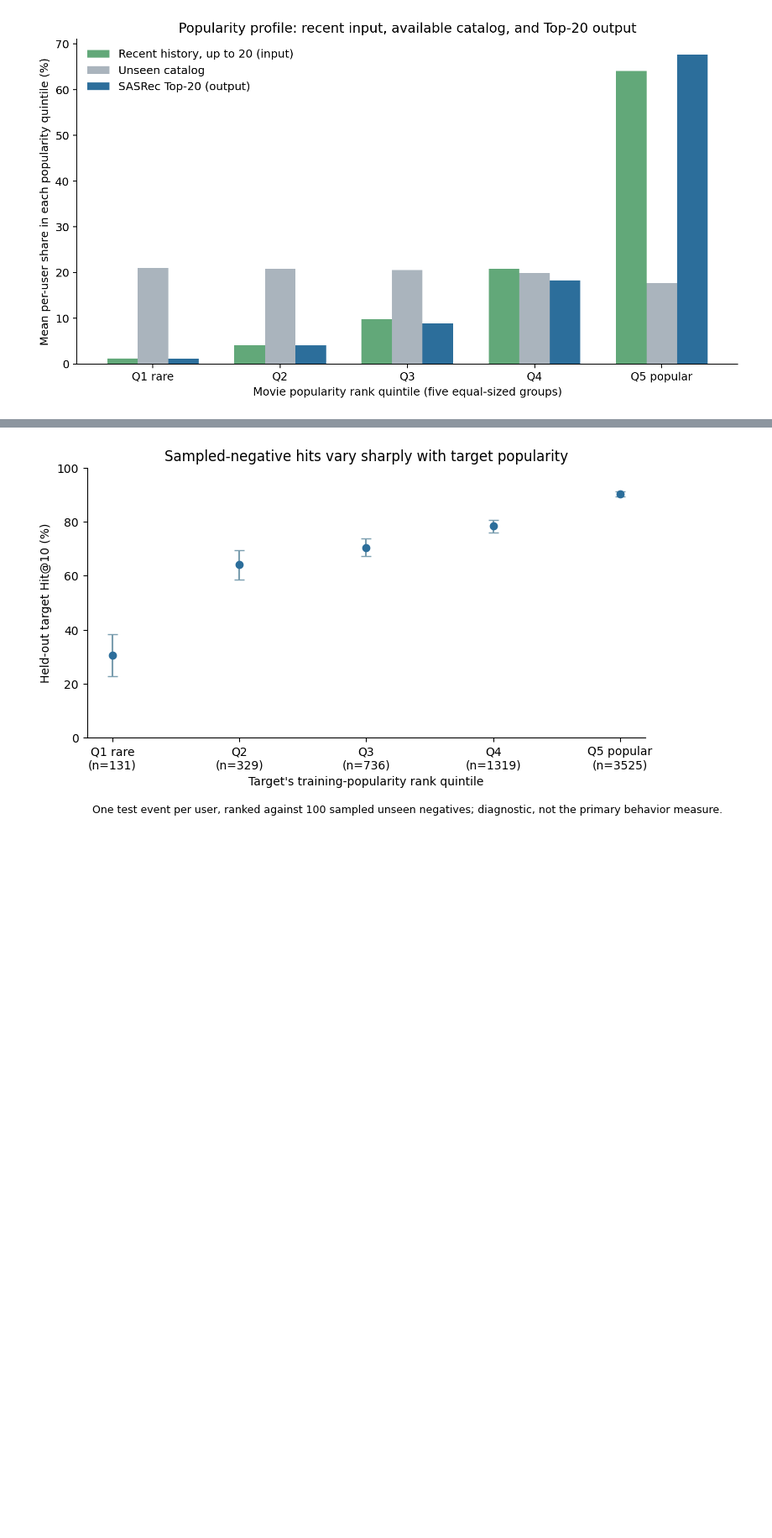
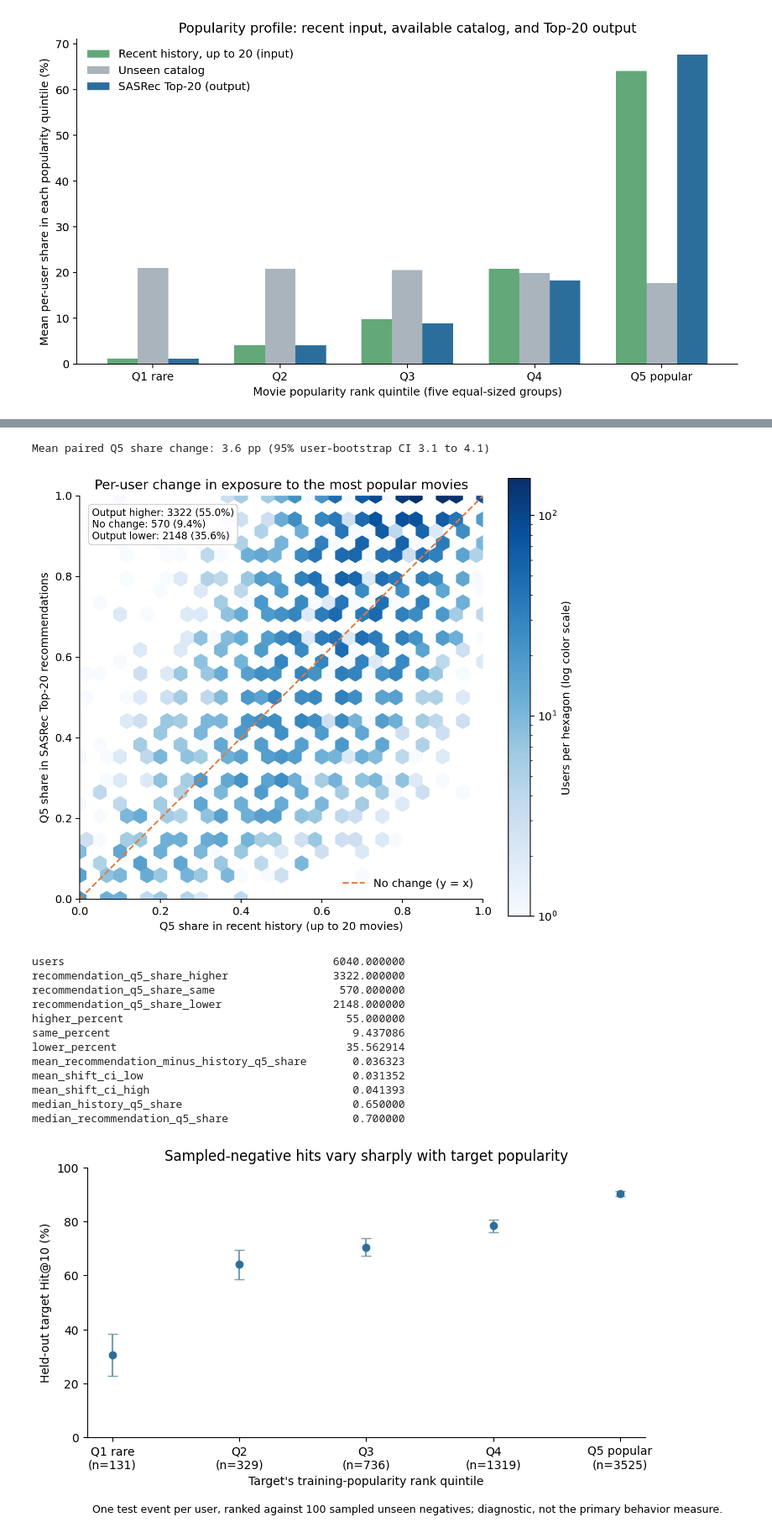
Before and after one commit to zAbdelAziz/SasRec-Vis-Analysis, a Jupyter notebook: research/phase1/ai_pair/phase1_behavior_analysis.ipynb, the cells around one changed output, grey strips where cells are left out. Shown at 84% size. Saved outputs shown, nothing was run; the diff lists cells and outputs as text; code cells hidden in the pictures; blank space fills up the shorter version.

Commit message:
Add user-level density view for popularity shifts

```diff
--- a/research/phase1/ai_pair/phase1_behavior_analysis.ipynb
+++ b/research/phase1/ai_pair/phase1_behavior_analysis.ipynb
@@ -641,3 +645,80 @@ Q5 recommendation-minus-history share: 3.6 percentage points (95% user bootstrap
+# %%
+# Per-user paired view: Q5 popularity share in recent history vs Top-20 recommendations.
+q5_by_user = popularity_profiles[
+    popularity_profiles.popularity_quintile == "Q5 popular"
+].sort_values("user_id").copy()
+q5_by_user["recommendation_minus_history"] = (
+    q5_by_user.recommendation_exposure_share - q5_by_user.latest20_history_share
+)
+increased = q5_by_user.recommendation_minus_history > 1e-12
+decreased = q5_by_user.recommendation_minus_history < -1e-12
+unchanged = ~(increased | decreased)
+shift_low, shift_high = bootstrap_mean_ci(
+    q5_by_user.recommendation_minus_history.to_numpy(), seed=8410, draws=5000
+)
+q5_user_shift_summary = pd.DataFrame([{
+    "users": len(q5_by_user),
+    "recommendation_q5_share_higher": int(increased.sum()),
+    "recommendation_q5_share_same": int(unchanged.sum()),
+    "recommendation_q5_share_lower": int(decreased.sum()),
+    "higher_percent": 100 * increased.mean(),
+    "same_percent": 100 * unchanged.mean(),
+    "lower_percent": 100 * decreased.mean(),
+    "mean_recommendation_minus_history_q5_share": q5_by_user.recommendation_minus_history.mean(),
+    "mean_shift_ci_low": shift_low,
+    "mean_shift_ci_high": shift_high,
+    "median_history_q5_share": q5_by_user.latest20_history_share.median(),
+    "median_recommendation_q5_share": q5_by_user.recommendation_exposure_share.median(),
+}])
+q5_user_shift_summary.to_csv(OUT_DIR / "q5_user_level_shift_summary.csv", index=False)
+
+fig, ax = plt.subplots(figsize=(7.2, 6.2))
+hexes = ax.hexbin(
+    q5_by_user.latest20_history_share,
+    q5_by_user.recommendation_exposure_share,
+    gridsize=30, mincnt=1, bins="log", cmap="Blues", linewidths=0.15,
+)
+ax.plot([0, 1], [0, 1], color="#E07A3F", linewidth=1.5, linestyle="--", label="No change (y = x)")
+ax.set_xlim(0, 1); ax.set_ylim(0, 1)
+ax.set_aspect("equal", adjustable="box")
+ax.set_xlabel("Q5 share in recent history (up to 20 movies)")
+ax.set_ylabel("Q5 share in SASRec Top-20 recommendations")
+ax.set_title("Per-user change in exposure to the most popular movies")
+cb = fig.colorbar(hexes, ax=ax)
+cb.set_label("Users per hexagon (log color scale)")
+ax.text(
+    0.03, 0.97,
+    "Output higher: %d (%.1f%%)\nNo change: %d (%.1f%%)\nOutput lower: %d (%.1f%%)" % (
+        increased.sum(), 100 * increased.mean(), unchanged.sum(), 100 * unchanged.mean(),
+        decreased.sum(), 100 * decreased.mean()
+    ),
+    transform=ax.transAxes, va="top", ha="left", fontsize=9,
+    bbox={"boxstyle": "round,pad=0.35", "facecolor": "white", "alpha": 0.9, "edgecolor": "#CCCCCC"}
+)
+ax.legend(frameon=False, loc="lower right")
+ax.spines["top"].set_visible(False); ax.spines["right"].set_visible(False)
+fig.tight_layout()
+fig.savefig(OUT_DIR / "q5_user_input_output_density.png", dpi=180, bbox_inches="tight")
+plt.show()
+print("Mean paired Q5 share change: %.1f pp (95%% user-bootstrap CI %.1f to %.1f)" % (
+    100 * q5_by_user.recommendation_minus_history.mean(), 100 * shift_low, 100 * shift_high
+))
+display(q5_user_shift_summary)
+# %% [output]
+Mean paired Q5 share change: 3.6 pp (95% user-bootstrap CI 3.1 to 4.1)
+[figure, added]
+users                                         6040.000000
+recommendation_q5_share_higher                3322.000000
+recommendation_q5_share_same                   570.000000
+recommendation_q5_share_lower                 2148.000000
+higher_percent                                  55.000000
+same_percent                                     9.437086
+lower_percent                                   35.562914
+mean_recommendation_minus_history_q5_share       0.036323
+mean_shift_ci_low                                0.031352
+mean_shift_ci_high                               0.041393
+median_history_q5_share                          0.650000
+median_recommendation_q5_share                   0.700000
 # %%
 # Test-event hit rate by the held-out movie's training-popularity quintile.
 hit_rows = []
```
Also changed, not shown: parts of 2 cells of this notebook, 4 other files.
